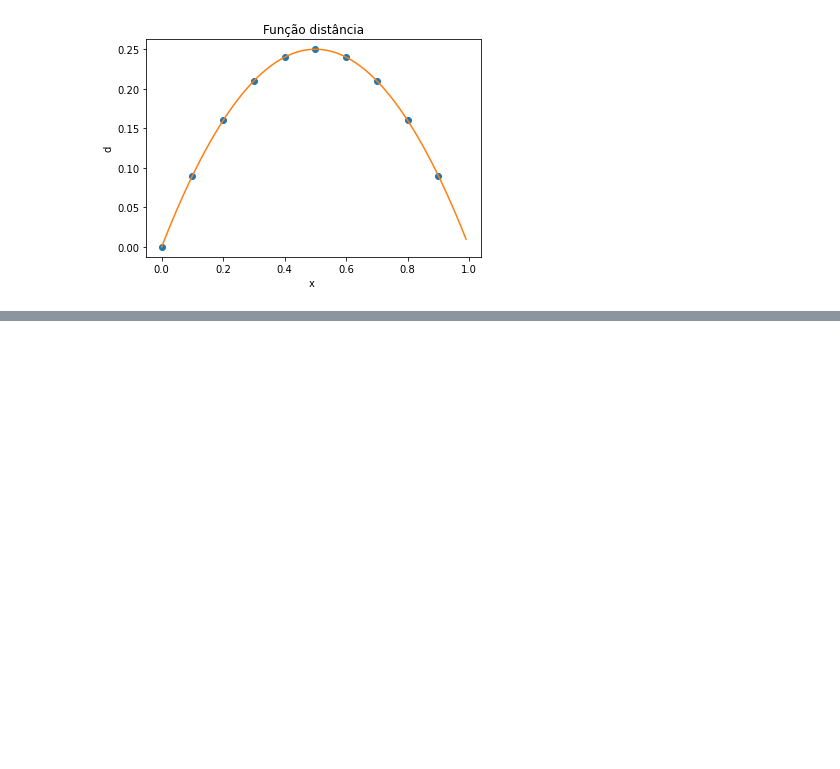
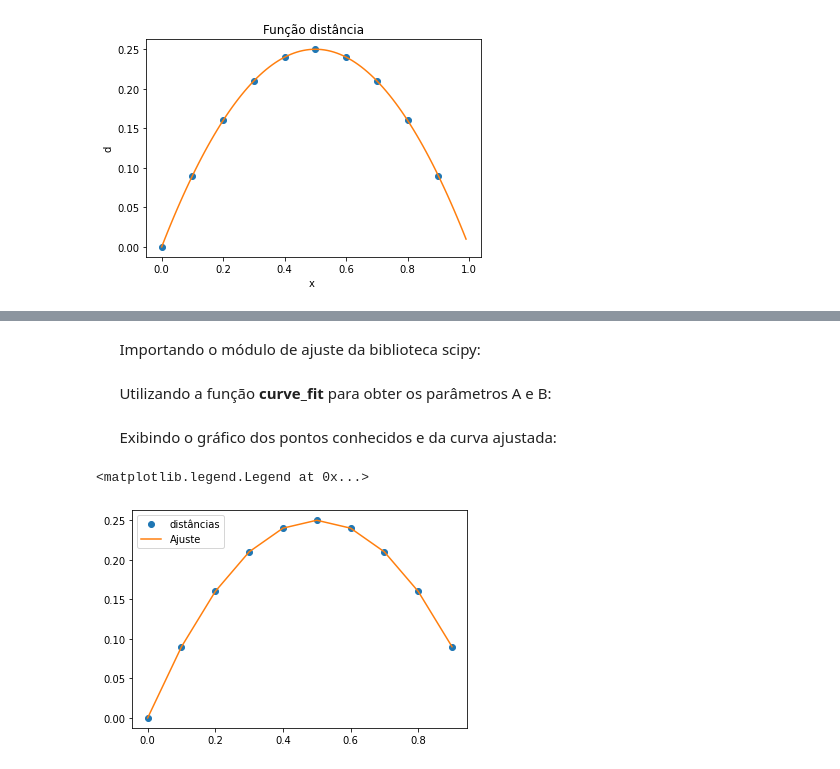
Before and after one commit to Jhonatan-Biller/TopologiaEspacoDeFuncoes, a Jupyter notebook: principal.ipynb, the cells around one changed output, grey strips where cells are left out. Drawn from its saved outputs; the diff is of its cells as text; code cells hidden in the pictures; blank space fills up the shorter version.

```diff
--- a/principal.ipynb
+++ b/principal.ipynb
@@ -206,0 +213,6 @@ plt.show
+# %%
+def Quadratico(x, A, B):
+    d = A*x**2+B*x
+    return d
+# %% [markdown]
+&nbsp;&nbsp;&nbsp;&nbsp;&nbsp; Importando o módulo de ajuste da biblioteca scipy:
@@ -206,0 +221,19 @@ plt.show
+# %% [markdown]
+&nbsp;&nbsp;&nbsp;&nbsp;&nbsp; Utilizando a função <b>curve_fit</b> para obter os parâmetros A e B:
+# %%
+parametros, covariancia = curve_fit(Quadratico, px, pd)
+
+ajuste_A = parametros[0]
+ajuste_B = parametros[1]
+print(ajuste_A)
+print(ajuste_B)
+# %% [markdown]
+&nbsp;&nbsp;&nbsp;&nbsp;&nbsp; Exibindo o gráfico dos pontos conhecidos e da curva ajustada:
+# %%
+ajuste = Quadratico(px, ajuste_A , ajuste_B)
+plt.plot(px, pd, 'o', label='distâncias')
+plt.plot(px, ajuste, '-', label='Ajuste')
+plt.legend()
+# %% [output]
+<matplotlib.legend.Legend at 0x...>
+[figure, added]
```
Also changed, not shown: parts of 3 cells of this notebook.
